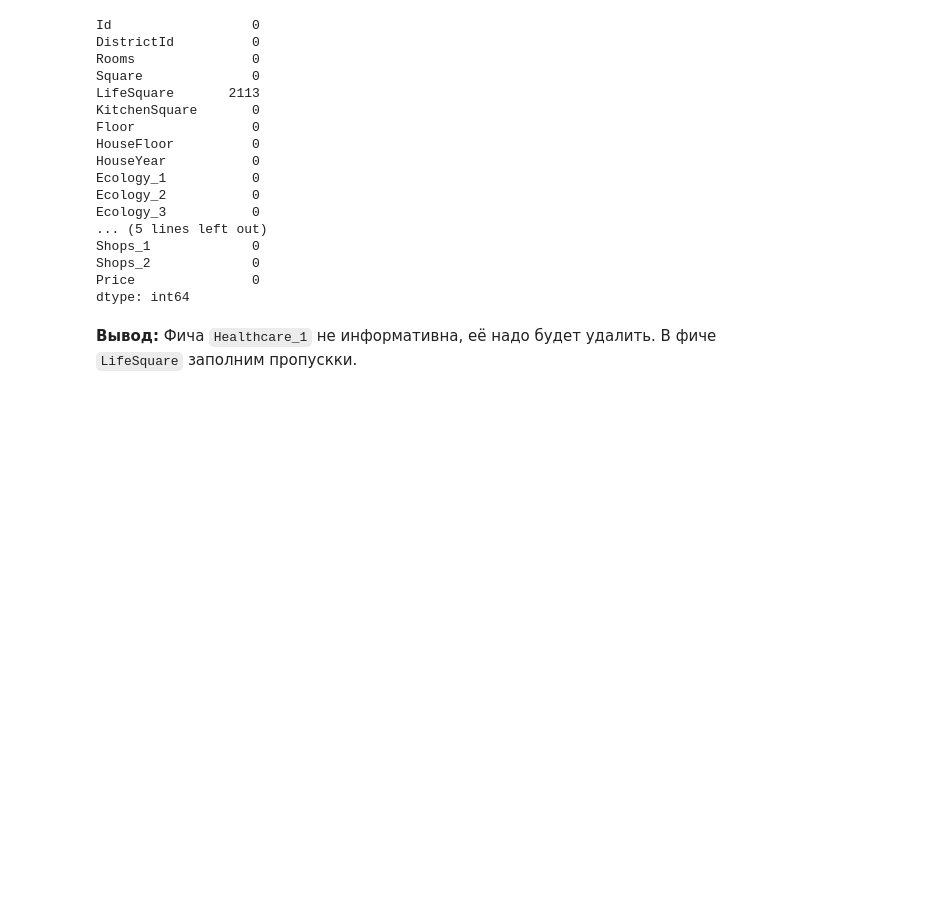
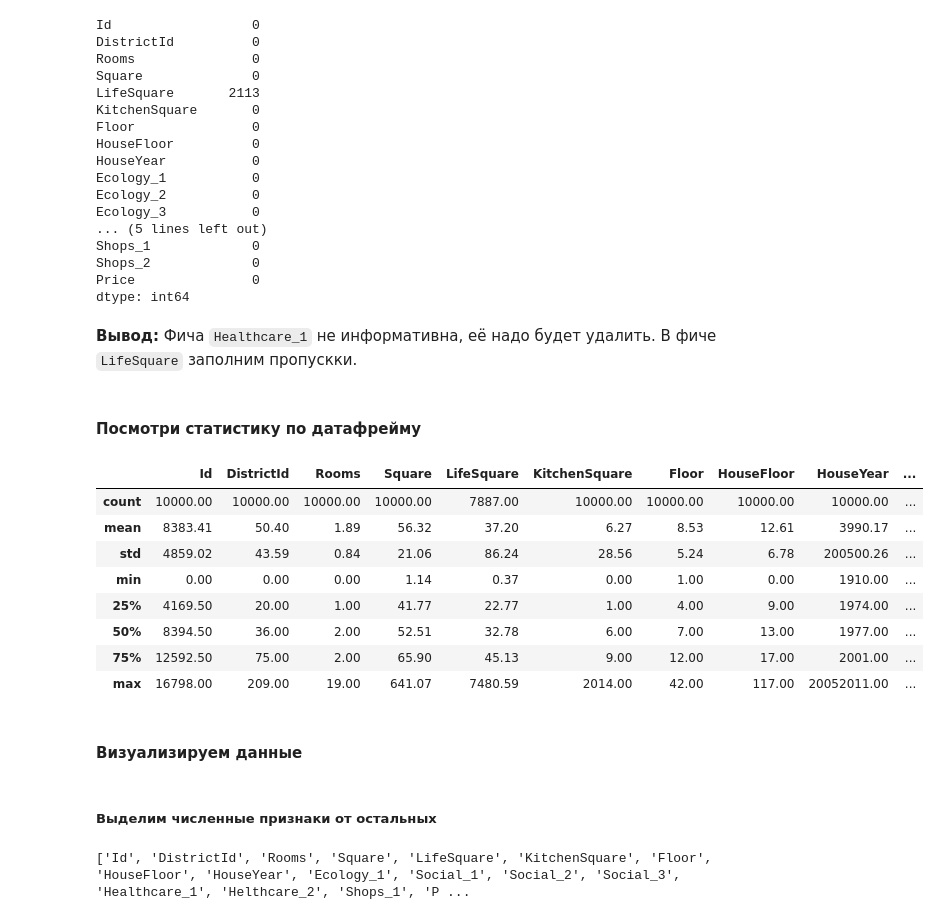
Before and after one commit to uc20100/Python-for-Data-Science, a Jupyter notebook: course_project.ipynb, the cells around one changed output. Cells and saved outputs as stored; diff of their text form; code cells hidden in the pictures; blank space fills up the shorter version.

```diff
--- a/course_project.ipynb
+++ b/course_project.ipynb
@@ -183,3 +192,36 @@ Price               0
 dtype: int64
 # %% [markdown]
 **Вывод:** Фича `Healthcare_1` не информативна, её надо будет удалить. В фиче `LifeSquare` заполним пропускки.
+# %% [markdown]
+#### Посмотри статистику по датафрейму <a class='anchor' id='statistics'>
+# %%
+df_train_data.describe()
+# %% [output]
+|  | Id | DistrictId | Rooms | Square | LifeSquare | KitchenSquare | Floor | HouseFloor | HouseYear | ... |
+| count | 10000.00 | 10000.00 | 10000.00 | 10000.00 | 7887.00 | 10000.00 | 10000.00 | 10000.00 | 10000.00 | ... |
+| mean | 8383.41 | 50.40 | 1.89 | 56.32 | 37.20 | 6.27 | 8.53 | 12.61 | 3990.17 | ... |
+| std | 4859.02 | 43.59 | 0.84 | 21.06 | 86.24 | 28.56 | 5.24 | 6.78 | 200500.26 | ... |
+| min | 0.00 | 0.00 | 0.00 | 1.14 | 0.37 | 0.00 | 1.00 | 0.00 | 1910.00 | ... |
+| 25% | 4169.50 | 20.00 | 1.00 | 41.77 | 22.77 | 1.00 | 4.00 | 9.00 | 1974.00 | ... |
+| 50% | 8394.50 | 36.00 | 2.00 | 52.51 | 32.78 | 6.00 | 7.00 | 13.00 | 1977.00 | ... |
+| 75% | 12592.50 | 75.00 | 2.00 | 65.90 | 45.13 | 9.00 | 12.00 | 17.00 | 2001.00 | ... |
+| max | 16798.00 | 209.00 | 19.00 | 641.07 | 7480.59 | 2014.00 | 42.00 | 117.00 | 20052011.00 | ... |
+# %% [markdown]
+#### Визуализируем данные <a class='anchor' id='visual'>
+# %% [markdown]
+##### Выделим численные признаки от остальных <a class='anchor' id='num_and_char'>
+# %%
+num_cols = []
+str_cols = []
+
+cols_and_type = df_train_data.dtypes.to_dict()
+
+for col in cols_and_type:
+    if cols_and_type[col] in ('int64', 'float64'):
+        num_cols.append(col)
+    else:
+        str_cols.append(col)
+
+print(num_cols)
+# %% [output]
+['Id', 'DistrictId', 'Rooms', 'Square', 'LifeSquare', 'KitchenSquare', 'Floor', 'HouseFloor', 'HouseYear', 'Ecology_1', 'Social_1', 'Social_2', 'Social_3', 'Healthcare_1', 'Helthcare_2', 'Shops_1', 'P ...
```
Also changed, not shown: parts of 14 cells of this notebook.
